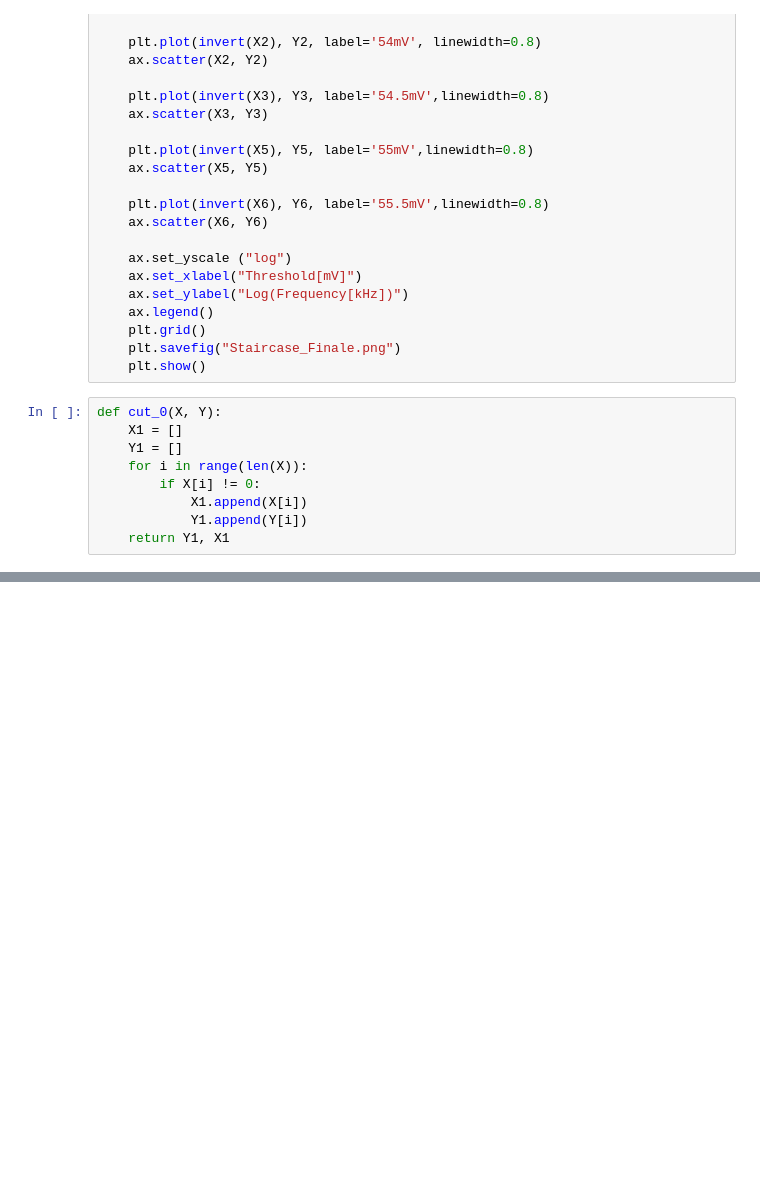
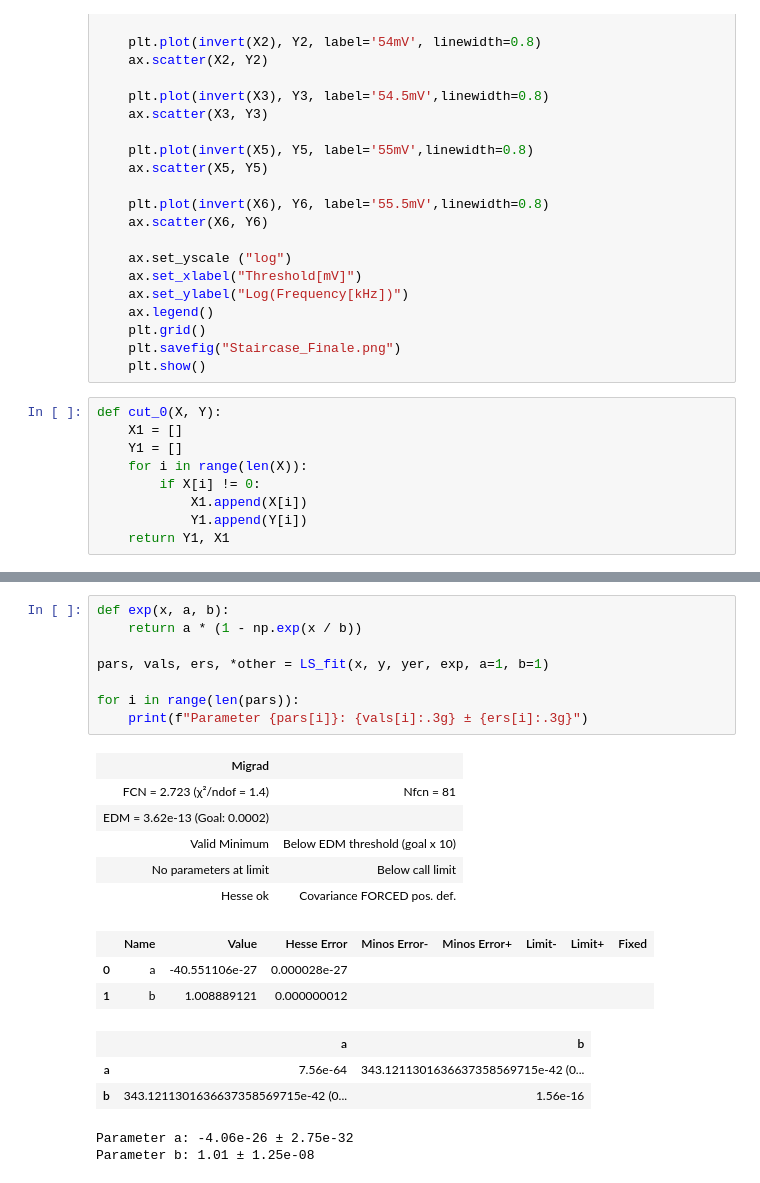
Before and after one commit to Pavar0tty/Laboratorio_SiPM, a Jupyter notebook: Analisi/Parte 1/Analisi Dark_Ladder/Analisi_Staircase.ipynb, the cells around one changed output, grey strips where cells are left out. Cells and saved outputs as stored; diff of their text form; blank space fills up the shorter version.

```diff
--- a/Analisi/Parte 1/Analisi Dark_Ladder/Analisi_Staircase.ipynb
+++ b/Analisi/Parte 1/Analisi Dark_Ladder/Analisi_Staircase.ipynb
@@ -62,0 +86,23 @@ TypeError: bad operand type for unary -: 'list'
+# %%
+def exp(x, a, b):
+    return a * (1 - np.exp(x / b))
+
+pars, vals, ers, *other = LS_fit(x, y, yer, exp, a=1, b=1)
+
+for i in range(len(pars)):
+    print(f"Parameter {pars[i]}: {vals[i]:.3g} ± {ers[i]:.3g}")
+# %% [output]
+| Migrad |  |
+| FCN = 2.723 (χ²/ndof = 1.4) | Nfcn = 81 |
+| EDM = 3.62e-13 (Goal: 0.0002) |  |
+| Valid Minimum | Below EDM threshold (goal x 10) |
+| No parameters at limit | Below call limit |
+| Hesse ok | Covariance FORCED pos. def. |
+|  | Name | Value | Hesse Error | Minos Error- | Minos Error+ | Limit- | Limit+ | Fixed |
+| 0 | a | -40.551106e-27 | 0.000028e-27 |  |  |  |  |  |
+| 1 | b | 1.008889121 | 0.000000012 |  |  |  |  |  |
+|  | a | b |
+| a | 7.56e-64 | 343.1211301636637358569715e-42 (0... |
+| b | 343.1211301636637358569715e-42 (0... | 1.56e-16 |
+Parameter a: -4.06e-26 ± 2.75e-32
+Parameter b: 1.01 ± 1.25e-08
```
Also changed, not shown: parts of 6 cells of this notebook, 2 other files.
